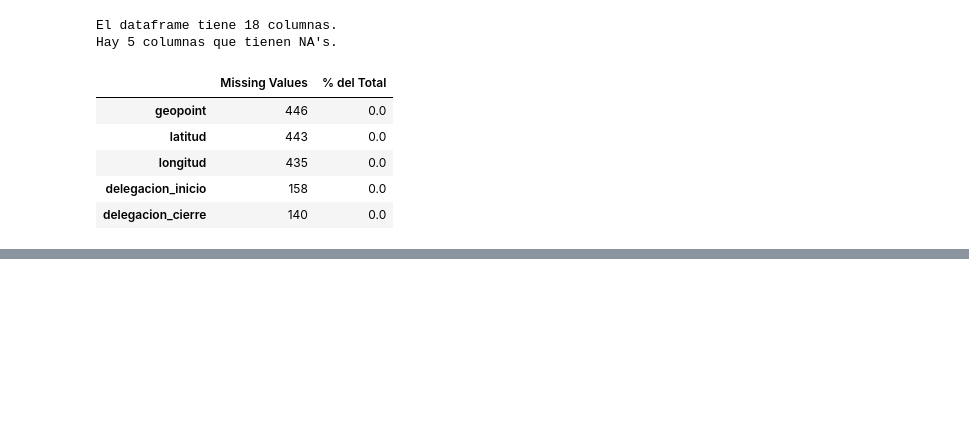
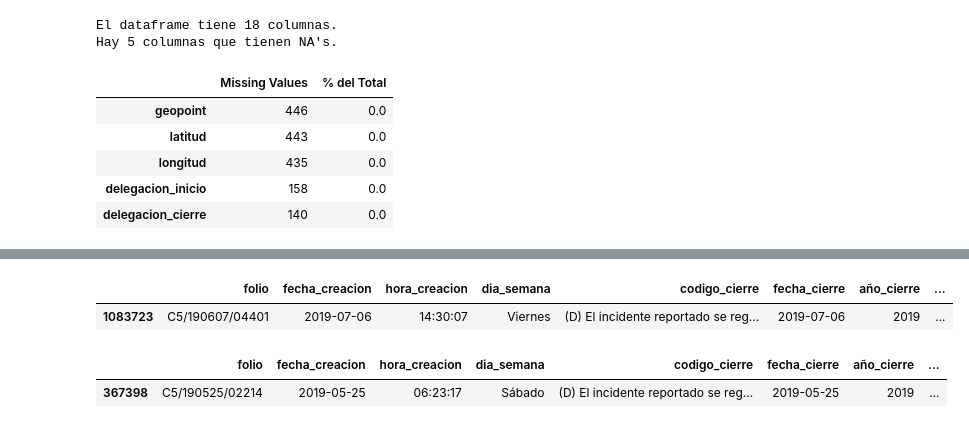
Before and after one commit to rafaelortegar/Proyecto1_IDS_2020, a Jupyter notebook: notebooks/c5_first_approach.ipynb, the cells around one changed output, grey strips where cells are left out. Saved outputs shown, nothing was run; the diff lists cells and outputs as text; code cells hidden in the pictures; blank space fills up the shorter version.

```diff
--- a/notebooks/c5_first_approach.ipynb
+++ b/notebooks/c5_first_approach.ipynb
@@ -960,0 +1031,6 @@ Hay 5 columnas que tienen NA's.
+# %%
+df_incidentes['timestamp_creacion'] = df_incidentes['fecha_creacion']+' '+df_incidentes['hora_creacion']
+# %%
+
+# convert the 'Date' column to datetime format
+df_incidentes['timestamp_creacion']= pd.to_datetime(df_incidentes['timestamp_creacion'])
@@ -960,0 +1060,9 @@ Hay 5 columnas que tienen NA's.
+# %%
+df_incidentes['hora_cierre'] = df_incidentes['hora_cierre'].astype('str')
+# %%
+df_incidentes['hora_cierre'] = df_incidentes['hora_cierre'].str.replace('1900-01-01 ', '')
+# %%
+df_incidentes.sample()
+# %% [output]
+|  | folio | fecha_creacion | hora_creacion | dia_semana | codigo_cierre | fecha_cierre | año_cierre | ... |
+| 1083723 | C5/190607/04401 | 2019-07-06 | 14:30:07 | Viernes | (D) El incidente reportado se reg... | 2019-07-06 | 2019 | ... |
@@ -960,0 +1077,5 @@ Hay 5 columnas que tienen NA's.
+# %%
+df_incidentes.sample()
+# %% [output]
+|  | folio | fecha_creacion | hora_creacion | dia_semana | codigo_cierre | fecha_cierre | año_cierre | ... |
+| 367398 | C5/190525/02214 | 2019-05-25 | 06:23:17 | Sábado | (D) El incidente reportado se reg... | 2019-05-25 | 2019 | ... |
```
Also changed, not shown: parts of 20 cells of this notebook.
